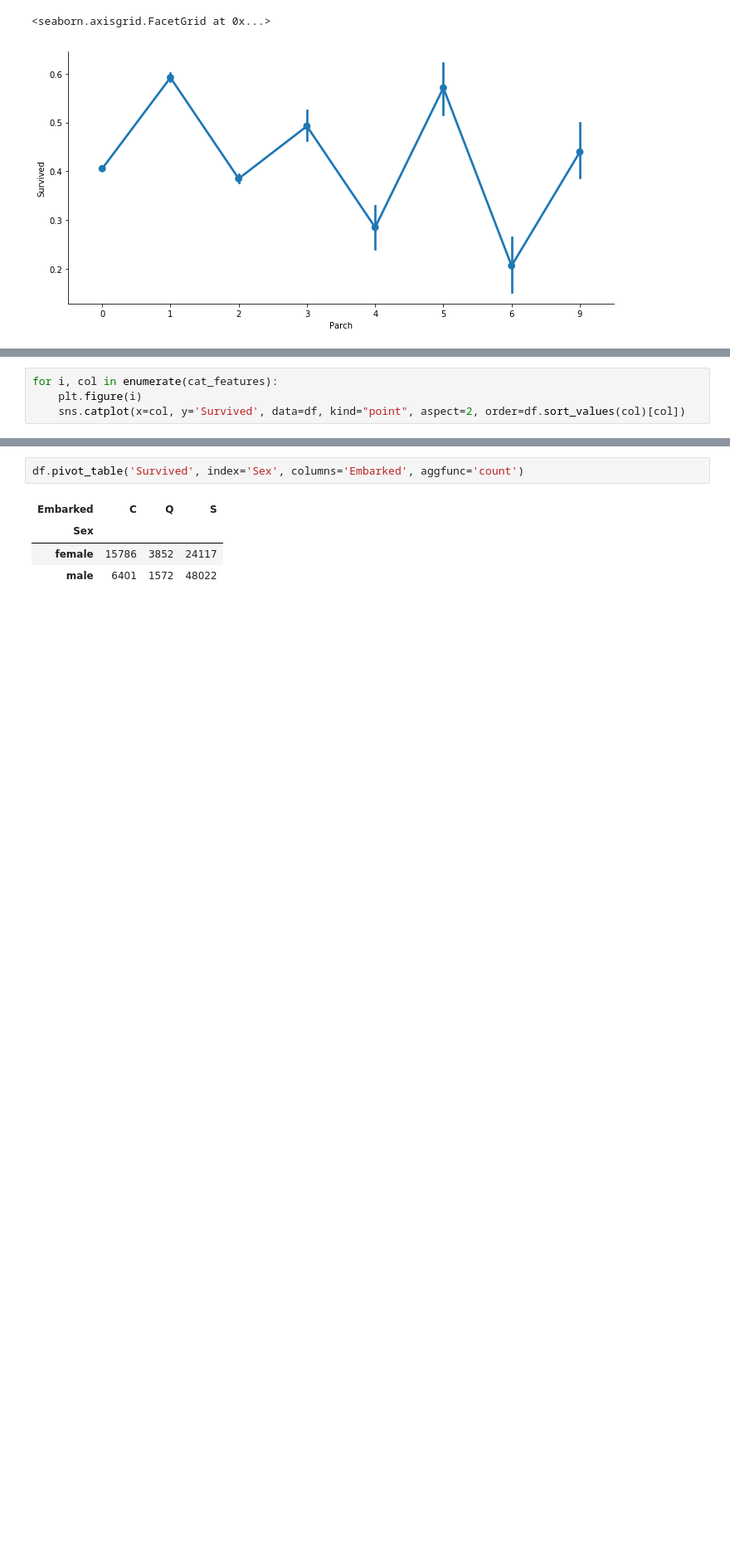
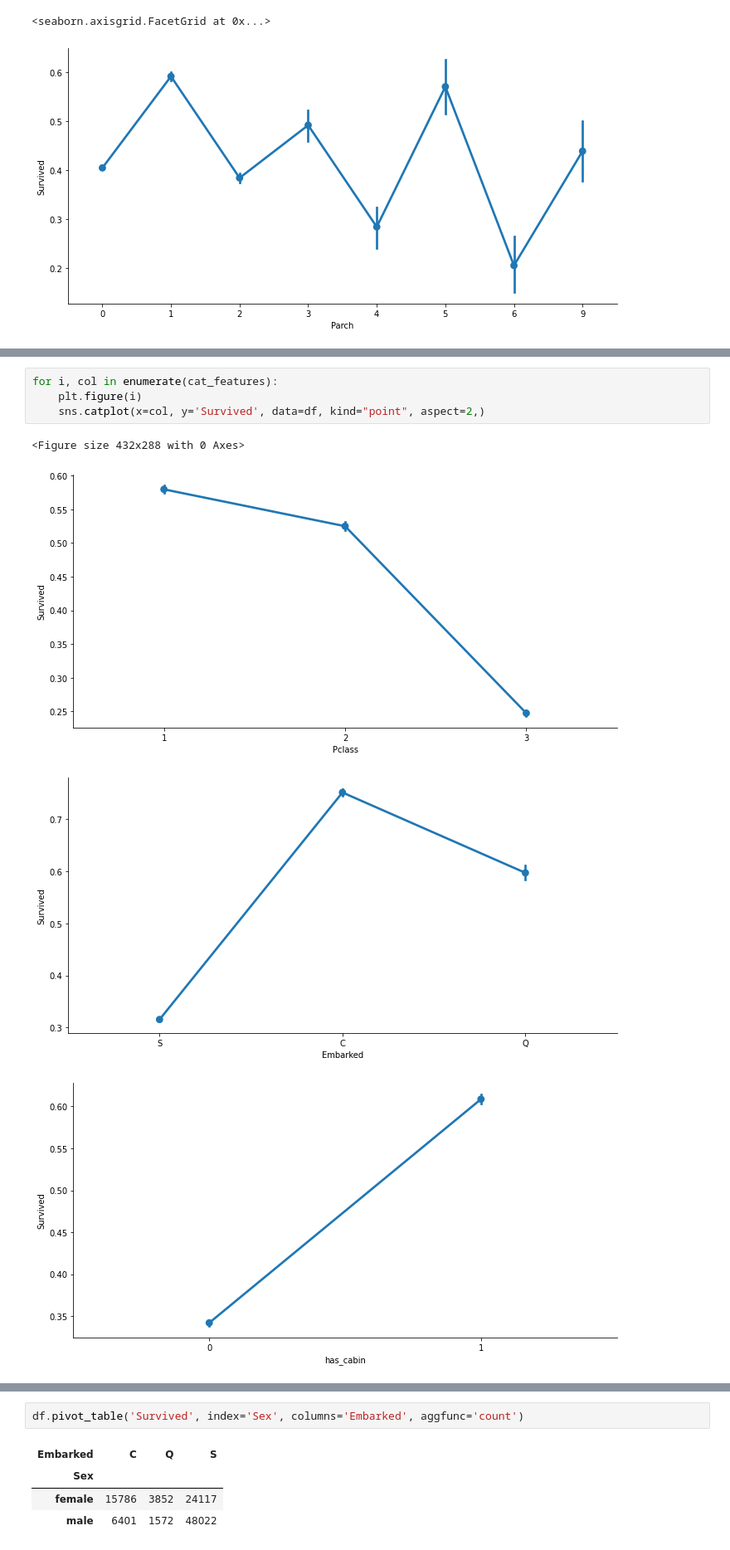
Before and after one commit to flasharium/ml1, a Jupyter notebook: titanic_eda.ipynb, the cells around one changed output, grey strips where cells are left out. Shown at 83% size. Cells and saved outputs as stored; diff of their text form; blank space fills up the shorter version.

```diff
--- a/titanic_eda.ipynb
+++ b/titanic_eda.ipynb
@@ -202,4 +204,9 @@ sns.catplot(x='Family', y='Survived', data=df, kind="point", aspect=2)
 # %%
 for i, col in enumerate(cat_features):
     plt.figure(i)
-    sns.catplot(x=col, y='Survived', data=df, kind="point", aspect=2, order=df.sort_values(col)[col])
+    sns.catplot(x=col, y='Survived', data=df, kind="point", aspect=2,)
+# %% [output]
+<Figure size 432x288 with 0 Axes>
+[figure, added]
+[figure, added]
+[figure, added]
```
Also changed, not shown: parts of 15 cells of this notebook.
